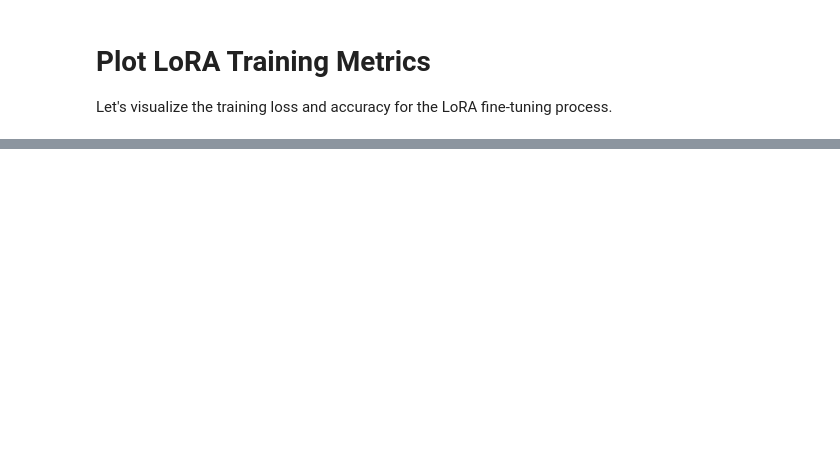
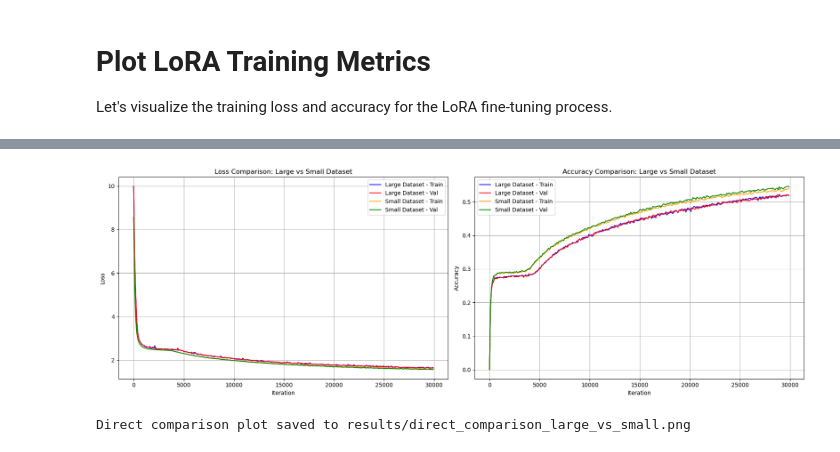
Before and after one commit to Tanisha-A/LLM-BPE-BERT, a Jupyter notebook: gpt-v1.ipynb, the cells around one changed output, grey strips where cells are left out. Drawn from its saved outputs; the diff is of its cells as text; code cells hidden in the pictures; blank space fills up the shorter version.

```diff
--- a/gpt-v1.ipynb
+++ b/gpt-v1.ipynb
@@ -621,0 +706,34 @@ Here alta el aligno aborde abarcado los planetas y ambientas ofertionslas para o
+# %%
+# Direct comparison plot of both datasets on the same axes
+fig, (ax1, ax2) = plt.subplots(1, 2, figsize=(18, 6))
+
+# Plot loss for both datasets
+ax1.plot(df_large['iteration'], df_large['train_loss'], label='Large Dataset - Train', color='blue')
+ax1.plot(df_large['iteration'], df_large['val_loss'], label='Large Dataset - Val', color='red')
+ax1.plot(df_small['iteration'], df_small['train_loss'], label='Small Dataset - Train', color='orange')
+ax1.plot(df_small['iteration'], df_small['val_loss'], label='Small Dataset - Val', color='green')
+ax1.set_title('Loss Comparison: Large vs Small Dataset')
+ax1.set_xlabel('Iteration')
+ax1.set_ylabel('Loss')
+ax1.grid(True)
+ax1.legend()
+
+# Plot accuracy for both datasets
+ax2.plot(df_large['iteration'], df_large['train_acc'], label='Large Dataset - Train', color='blue')
+ax2.plot(df_large['iteration'], df_large['val_acc'], label='Large Dataset - Val', color='red')
+ax2.plot(df_small['iteration'], df_small['train_acc'], label='Small Dataset - Train', color='orange')
+ax2.plot(df_small['iteration'], df_small['val_acc'], label='Small Dataset - Val', color='green')
+ax2.set_title('Accuracy Comparison: Large vs Small Dataset')
+ax2.set_xlabel('Iteration')
+ax2.set_ylabel('Accuracy')
+ax2.grid(True)
+ax2.legend()
+
+plt.tight_layout()
+plt.savefig('results/direct_comparison_large_vs_small.png')
+plt.show()
+
+print("Direct comparison plot saved to results/direct_comparison_large_vs_small.png")
+# %% [output]
+[figure, added]
+Direct comparison plot saved to results/direct_comparison_large_vs_small.png
```
Also changed, not shown: parts of 9 cells of this notebook.
